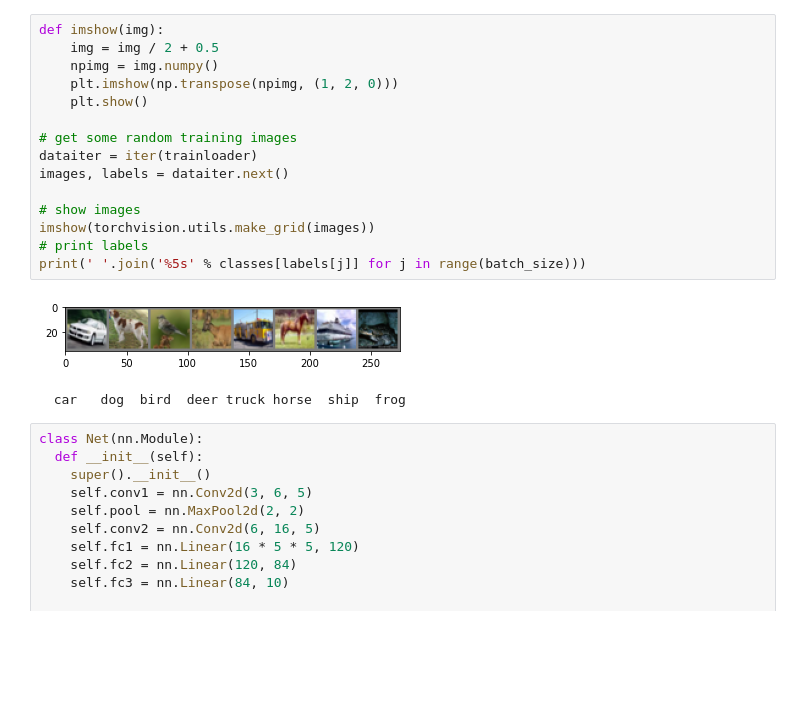
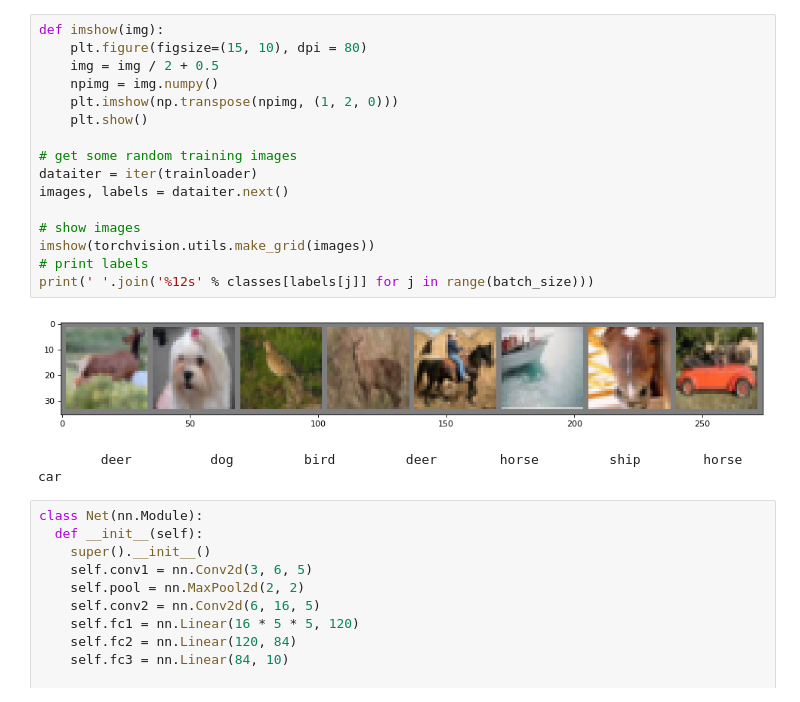
Before and after one commit to raghavadevarajeurs/DeepLearning, a Jupyter notebook: Assignment6/CNN_ImageClassifier_Pytorch.ipynb, the cells around one changed output. Saved outputs shown, nothing was run; the diff lists cells and outputs as text; blank space fills up the shorter version.

```diff
--- a/Assignment6/CNN_ImageClassifier_Pytorch.ipynb
+++ b/Assignment6/CNN_ImageClassifier_Pytorch.ipynb
@@ -29,21 +40,22 @@ Files already downloaded and verified
 # %%
 def imshow(img):
+    plt.figure(figsize=(15, 10), dpi = 80)
     img = img / 2 + 0.5
     npimg = img.numpy()
     plt.imshow(np.transpose(npimg, (1, 2, 0)))
     plt.show()
 
 # get some random training images
 dataiter = iter(trainloader)
 images, labels = dataiter.next()
 
 # show images
 imshow(torchvision.utils.make_grid(images))
 # print labels
-print(' '.join('%5s' % classes[labels[j]] for j in range(batch_size)))
+print(' '.join('%12s' % classes[labels[j]] for j in range(batch_size)))
 # %% [output]
-[figure, old version]
+[figure, new version]
-  car   dog  bird  deer truck horse  ship  frog
+        deer          dog         bird         deer        horse         ship        horse          car
 # %%
 class Net(nn.Module):
   def __init__(self):
```
Also changed, not shown: parts of 7 cells of this notebook.
